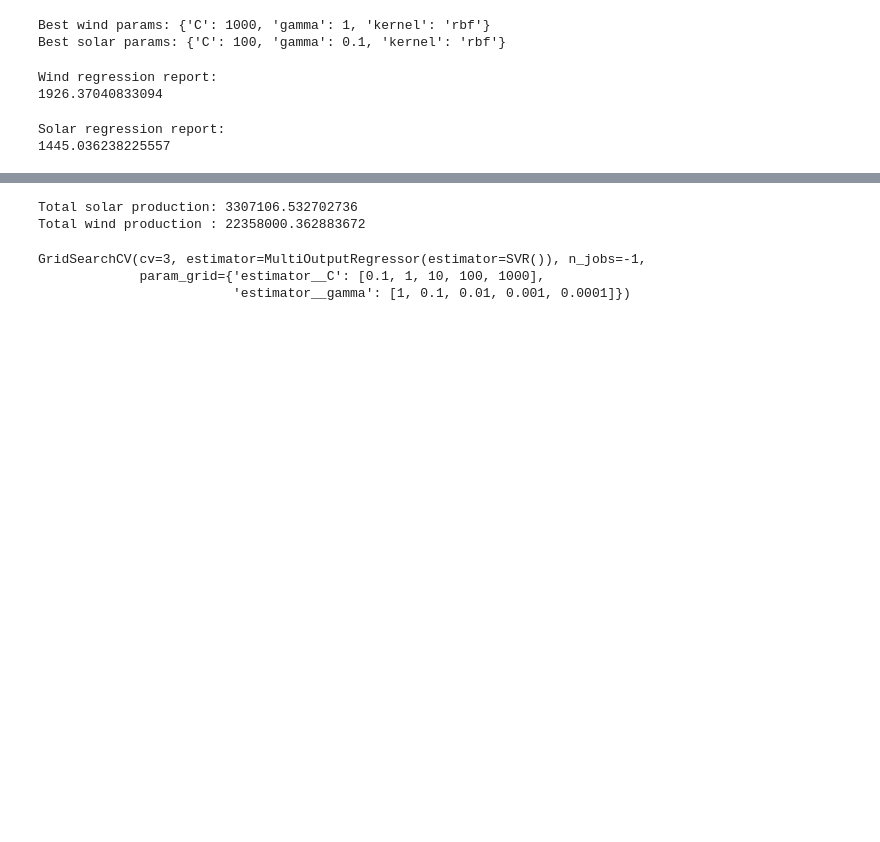
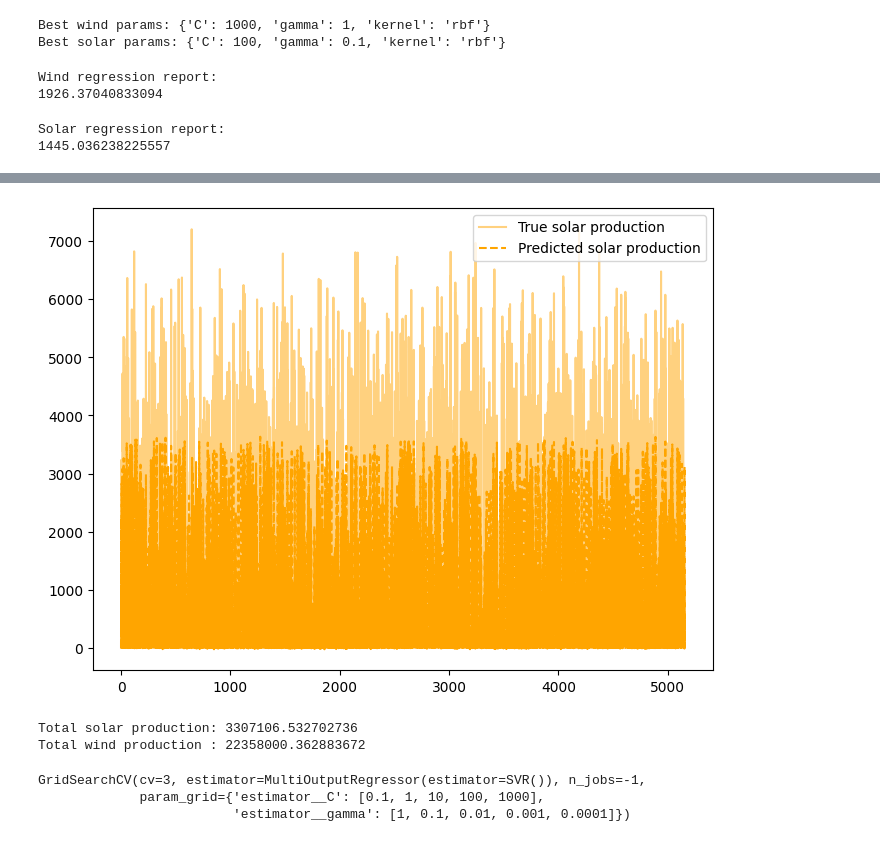
Before and after one commit to ibrahimmkhalid/data-228-project, a Jupyter notebook: model_svm.sync.ipynb, the cells around one changed output, grey strips where cells are left out. Drawn from its saved outputs; the diff is of its cells as text; code cells hidden in the pictures; blank space fills up the shorter version.

```diff
--- a/model_svm.sync.ipynb
+++ b/model_svm.sync.ipynb
@@ -205,3 +225,22 @@ plt.show()
+# %%
+plt.figure(figsize=figsize)
+plt.plot(
+    y_solar_test.to_list(),
+    label="True solar production",
+    color="orange",
+    linestyle="solid",
+    alpha=0.5,
+)
+plt.plot(
+    y_solar_pred,
+    label="Predicted solar production",
+    color="orange",
+    linestyle="dashed",
+)
+plt.legend()
+plt.show()
+# %% [output]
+[figure, added]
 # %%
 print("Total solar production:", np.sum(y_solar_pred))
 print("Total wind production :", np.sum(y_wind_pred))
```
Also changed, not shown: parts of 6 cells of this notebook, 1 other file.
